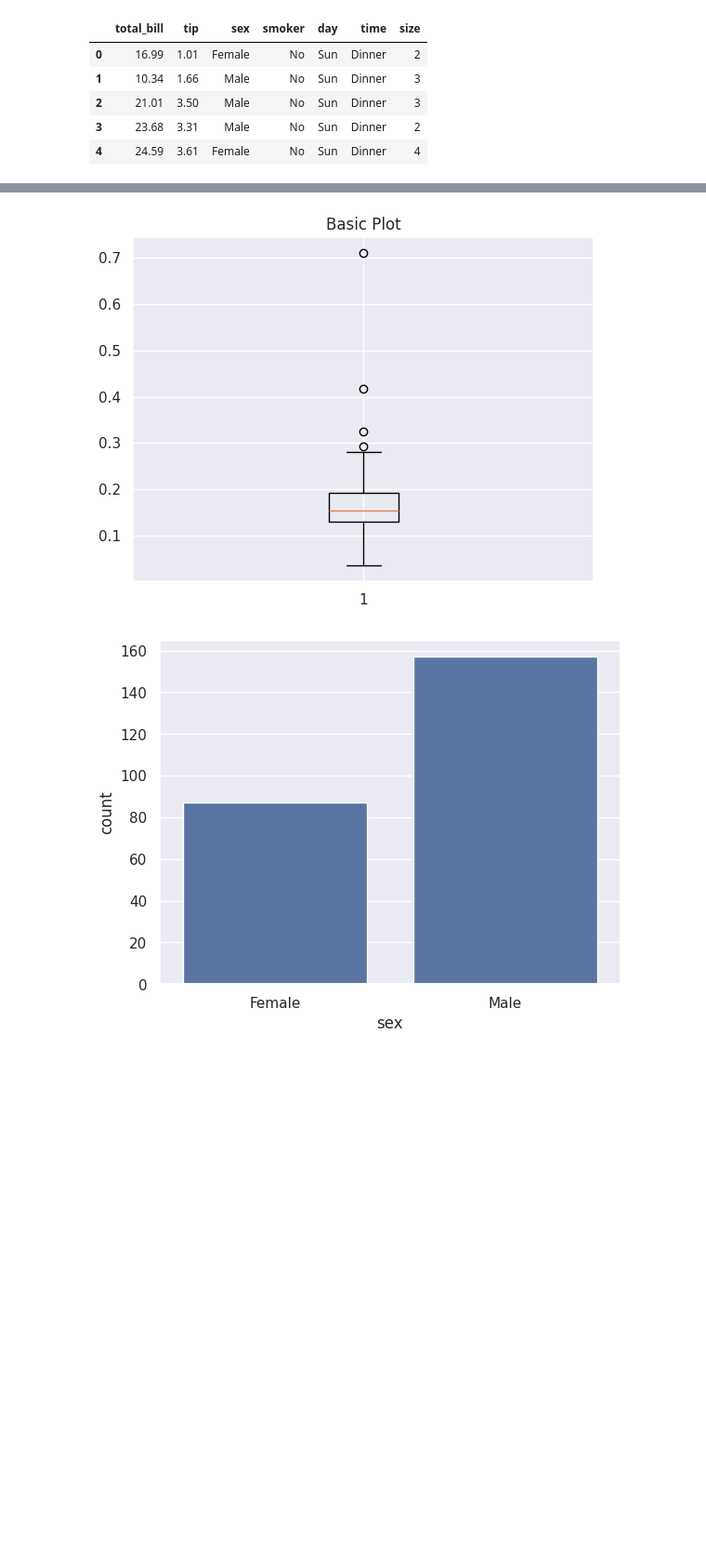
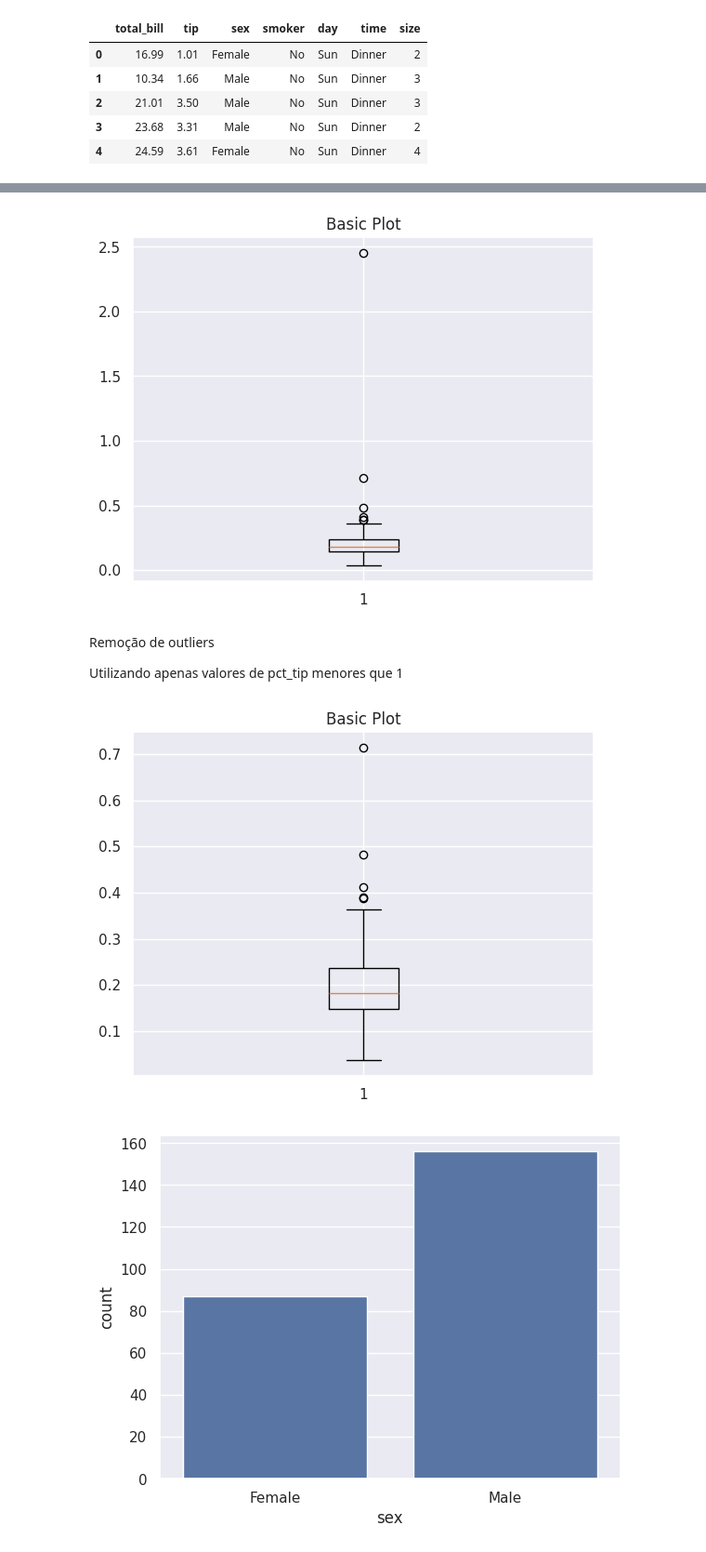
Before and after one commit to brunodleite/arvores_redes_ensemble_models_3, a Jupyter notebook: script.ipynb, the cells around one changed output, grey strips where cells are left out. Shown at 93% size. Cells and saved outputs as stored; diff of their text form; code cells hidden in the pictures; blank space fills up the shorter version.

```diff
--- a/script.ipynb
+++ b/script.ipynb
@@ -31,6 +33,10 @@ df.head()
 # %%
 fig1, ax1 = plt.subplots()
 ax1.set_title('Basic Plot')
-ax1.boxplot(df.pct_tip);
+ax1.boxplot(df_copy.pct_tip);
 # %% [output]
-[figure, old version]
+[figure, new version]
+# %% [markdown]
+Remoção de outliers
+
+Utilizando apenas valores de pct_tip menores que 1
@@ -37,3 +45,9 @@ ax1.boxplot(df.pct_tip);
+# %%
+fig1, ax1 = plt.subplots()
+ax1.set_title('Basic Plot')
+ax1.boxplot(df_copy.pct_tip);
+# %% [output]
+[figure, added]
 # %%
 def count_plot(df, eixo_x):
     return sns.countplot(df, x=eixo_x)
```
Also changed, not shown: parts of 15 cells of this notebook.
